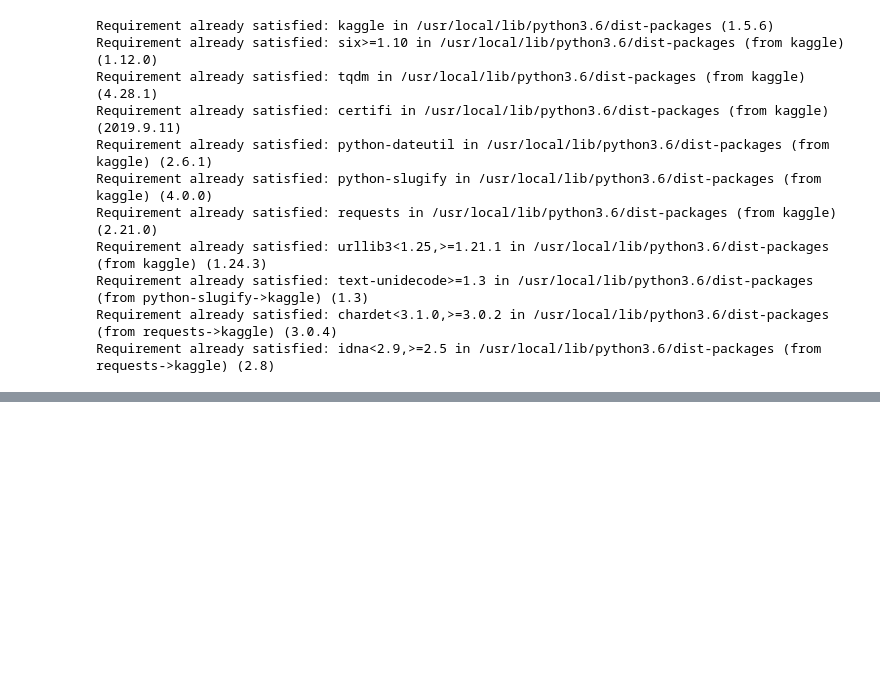
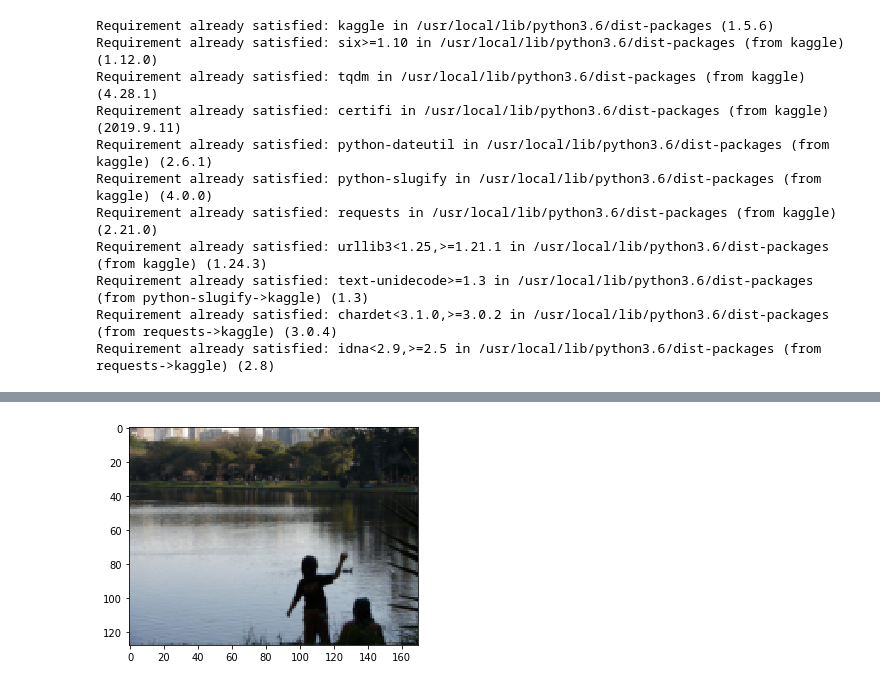
Before and after one commit to porter7678/image_caption_generator, a Jupyter notebook: image_caption_generator.ipynb, the cells around one changed output, grey strips where cells are left out. Drawn from its saved outputs; the diff is of its cells as text; code cells hidden in the pictures; blank space fills up the shorter version.

Commit message:
Clean code for train and valid image separation

```diff
--- a/image_caption_generator.ipynb
+++ b/image_caption_generator.ipynb
@@ -74,6 +72,8 @@ os.replace()
 # %%
 def show_imgs(x, new_fig=True):
     '''
+    Displays the image contained in a tensor
+
     Arguments:
         x ((c,m,n) tensor): The image to be shown
     '''
@@ -110,22 +126,0 @@ show_imgs(x)
-# %%
-class ImageCaptionDataset(Dataset):
-    def __init__(self, root, train=True):
-
-        img_size = 128
-
-        self.image_folder = datasets.ImageFolder(root=root,
-                                                transform=transforms.Compose([
-                                                    transforms.Resize(img_size),
-                                                    #transforms.CenterCrop(img_size),  # This is the line that is making images square
-                                                    transforms.ToTensor(),
-                                                    transforms.Normalize((0.5, 0.5, 0.5), (0.5, 0.5, 0.5)),
-                                                ]))
-
-        self.caption_folder = None
-
-
-    def __getitem__(self):
-        pass
-
-    def __len__(self):
-        return 49
@@ -155,0 +127,6 @@ for file_name in valid_img_names:
+# %%
+dataset = ImageCaptionDataset(train=False)
+x, _ = dataset.image_folder[0]
+show_imgs(x)
+# %% [output]
+[figure, added]
```
Also changed, not shown: parts of 12 cells of this notebook.
